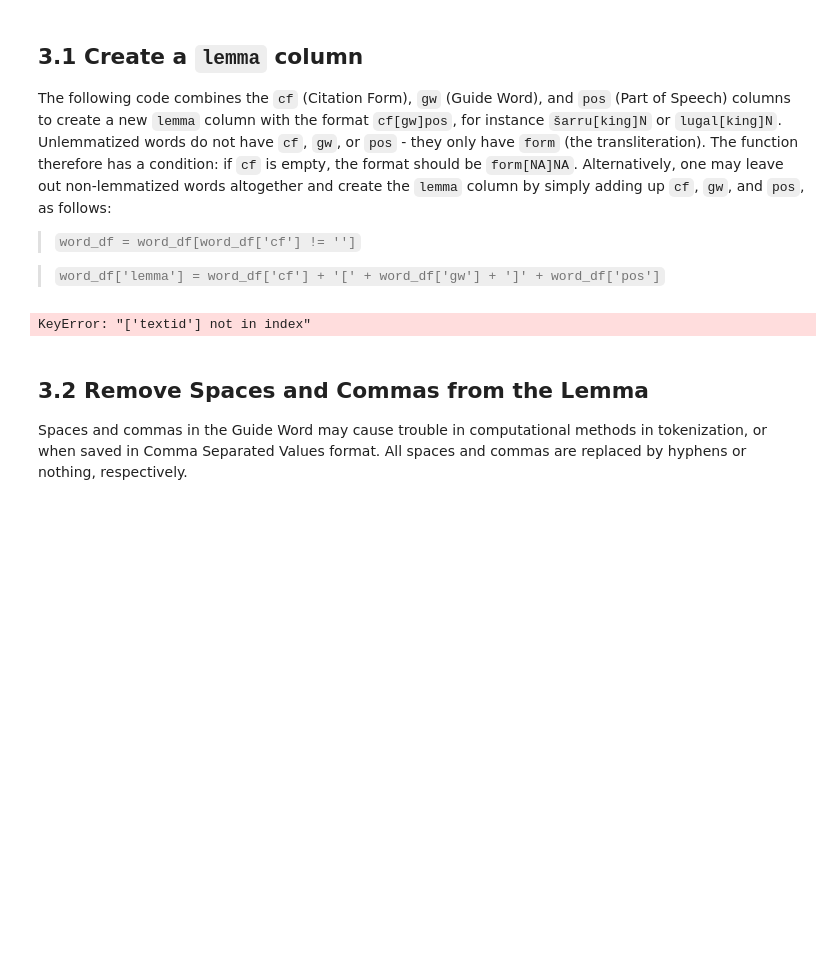
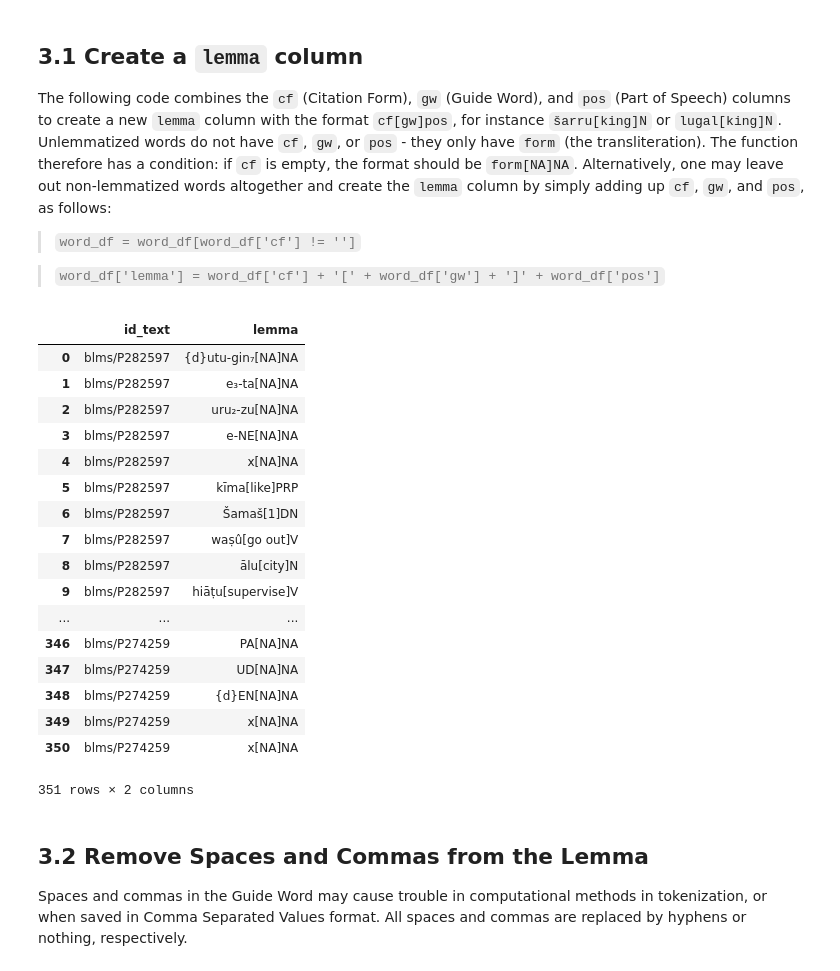
Before and after one commit to niekveldhuis/ORACC-JSON, a Jupyter notebook: First_JSON_parser.ipynb, the cells around one changed output. Saved outputs shown, nothing was run; the diff lists cells and outputs as text; code cells hidden in the pictures; blank space fills up the shorter version.

```diff
--- a/First_JSON_parser.ipynb
+++ b/First_JSON_parser.ipynb
@@ -32,6 +32,7 @@ with open(textids, 'r') as f:
     pqxnos = f.readlines()
 pqxnos = [x.strip() for x in pqxnos]        # strip spaces left and right
 pqxnos = [x for x in pqxnos if not x == ""] # strip empty lines
+pqxnos = [x.split()[0] for x in pqxnos]     # strip everything after the first space
 # %% [markdown]
 ## 2.1 The `parsejson()` function
 The `parsejson()` function will "digg into" the `json` file (transformed into a dictionary) until it finds the relevant data. The `json` file consists of a hierarchy of `cdl` nodes; only the lowest nodes contain lemmatization data. The function goes down this hierarchy by calling itself when another `cdl` node is encountered.
@@ -40,10 +41,12 @@ The argument of `parsejson()` is a `JSON` object, a dictionary that initially co
 # %%
-def parsejson(text):
+def parsejson(text, id_text):
     for JSONobject in text["cdl"]:
         if "cdl" in JSONobject:
-            parsejson(JSONobject)
+            parsejson(JSONobject, id_text)
         if "f" in JSONobject:
-            lemm_l.append(JSONobject["f"])
+            lemm = JSONobject["f"]
+            lemm["id_text"] = id_text
+            lemm_l.append(lemm)
     return
 # %% [markdown]
 ## 2.2 Call the `parsejson()` function for every `JSON` file
@@ -61,7 +64,7 @@ for id_text in pqxnos:
     r = requests.get(url).json()
     try:
         print("parsing " + id_text)
-        parsejson(r)
+        parsejson(r, id_text)
     except:
         print(id_text + ' is not available or not complete')
 # %% [output]
@@ -109,9 +102,26 @@ The following code combines the `cf` (Citation Form), `gw` (Guide Word), and `po
 # %%
 word_df["lemma"] = word_df.apply(lambda r: (r["cf"] + '[' + r["gw"] + ']' + r["pos"]) if r["cf"] != ''
                                  else r['form'] + '[NA]NA', axis=1)
-word_df[['textid', 'lemma']]
+word_df[['id_text', 'lemma']]
 # %% [output]
+|  | id_text | lemma |
+| 0 | blms/P282597 | {d}utu-gin₇[NA]NA |
+| 1 | blms/P282597 | e₃-ta[NA]NA |
+| 2 | blms/P282597 | uru₂-zu[NA]NA |
+| 3 | blms/P282597 | e-NE[NA]NA |
+| 4 | blms/P282597 | x[NA]NA |
+| 5 | blms/P282597 | kīma[like]PRP |
+| 6 | blms/P282597 | Šamaš[1]DN |
+| 7 | blms/P282597 | waṣû[go out]V |
+| 8 | blms/P282597 | ālu[city]N |
+| 9 | blms/P282597 | hiāṭu[supervise]V |
+| ... | ... | ... |
+| 346 | blms/P274259 | PA[NA]NA |
+| 347 | blms/P274259 | UD[NA]NA |
+| 348 | blms/P274259 | {d}EN[NA]NA |
+| 349 | blms/P274259 | x[NA]NA |
+| 350 | blms/P274259 | x[NA]NA |
-KeyError: "['textid'] not in index"
+351 rows × 2 columns
 # %% [markdown]
 ## 3.2 Remove Spaces and Commas from the Lemma
 Spaces and commas in the Guide Word may cause trouble in computational methods in tokenization, or when saved in Comma Separated Values format. All spaces and commas are replaced by hyphens or nothing, respectively.
```
Also changed, not shown: parts of 8 cells of this notebook, 4 other files.
